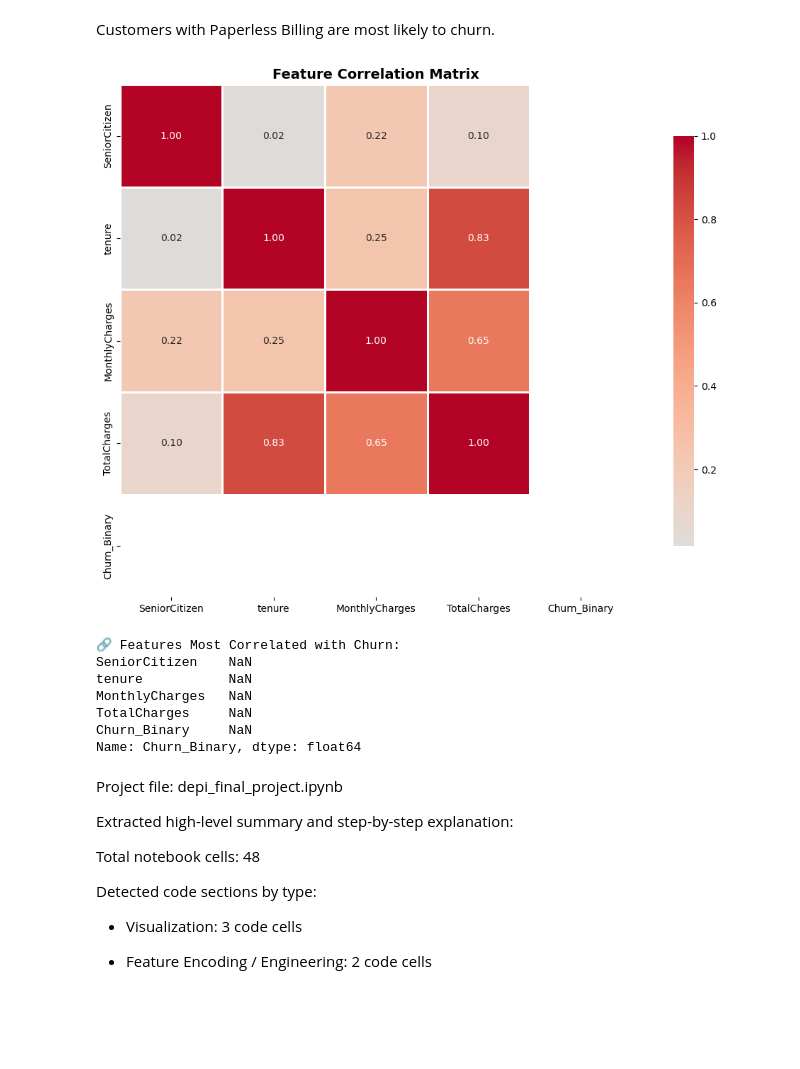
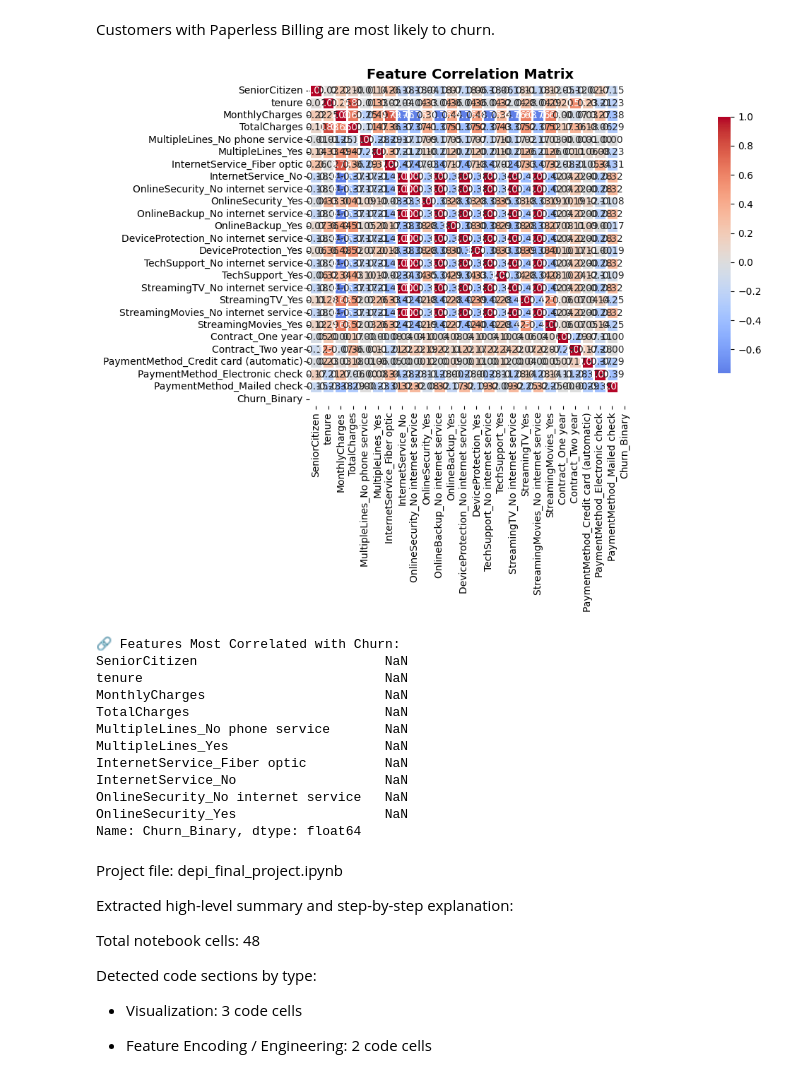
Before and after one commit to nhahub/NHA-010, a Jupyter notebook: notebooks/data_preprocessing.ipynb, the cells around one changed output. Cells and saved outputs as stored; diff of their text form; code cells hidden in the pictures; blank space fills up the shorter version.

```diff
--- a/notebooks/data_preprocessing.ipynb
+++ b/notebooks/data_preprocessing.ipynb
@@ -509,28 +557,33 @@ Customers with Paperless Billing are most likely to churn.
 # %%
 # Create correlation heatmap
 numeric_df = df_processed.select_dtypes(include=['int64', 'float64']).copy()
 numeric_df['Churn_Binary'] = (df_processed['Churn'] == 'Yes').astype(int)
 
-plt.figure(figsize=(12, 8))
+plt.figure(figsize=(25, 8))
 correlation_matrix = numeric_df.corr()
 sns.heatmap(correlation_matrix, annot=True, fmt='.2f', cmap='coolwarm',
             center=0, square=True, linewidths=1, cbar_kws={"shrink": 0.8})
 plt.title('Feature Correlation Matrix', fontsize=14, fontweight='bold')
 plt.tight_layout()
 plt.show()
 
 # Top correlated features with Churn
 print("🔗 Features Most Correlated with Churn:")
 churn_corr = correlation_matrix['Churn_Binary'].sort_values(ascending=False)
 print(churn_corr.head(10))
 # %% [output]
-[figure, old version]
+[figure, new version]
 🔗 Features Most Correlated with Churn:
-SeniorCitizen    NaN
-tenure           NaN
-MonthlyCharges   NaN
-TotalCharges     NaN
-Churn_Binary     NaN
+SeniorCitizen                        NaN
+tenure                               NaN
+MonthlyCharges                       NaN
+TotalCharges                         NaN
+MultipleLines_No phone service       NaN
+MultipleLines_Yes                    NaN
+InternetService_Fiber optic          NaN
+InternetService_No                   NaN
+OnlineSecurity_No internet service   NaN
+OnlineSecurity_Yes                   NaN
 Name: Churn_Binary, dtype: float64
 # %% [markdown]
 Project file: depi_final_project.ipynb
```
Also changed, not shown: parts of 31 cells of this notebook, 2 other files.
